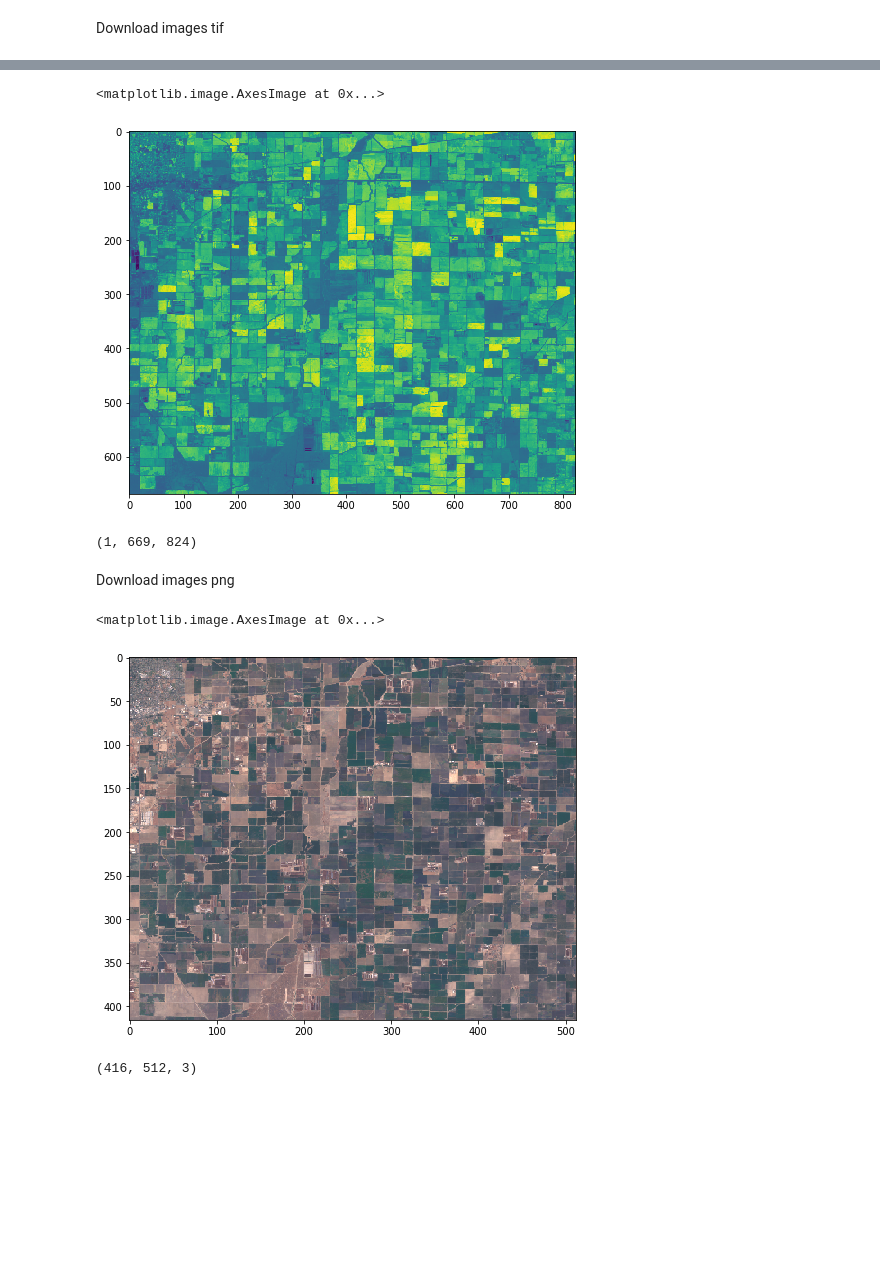
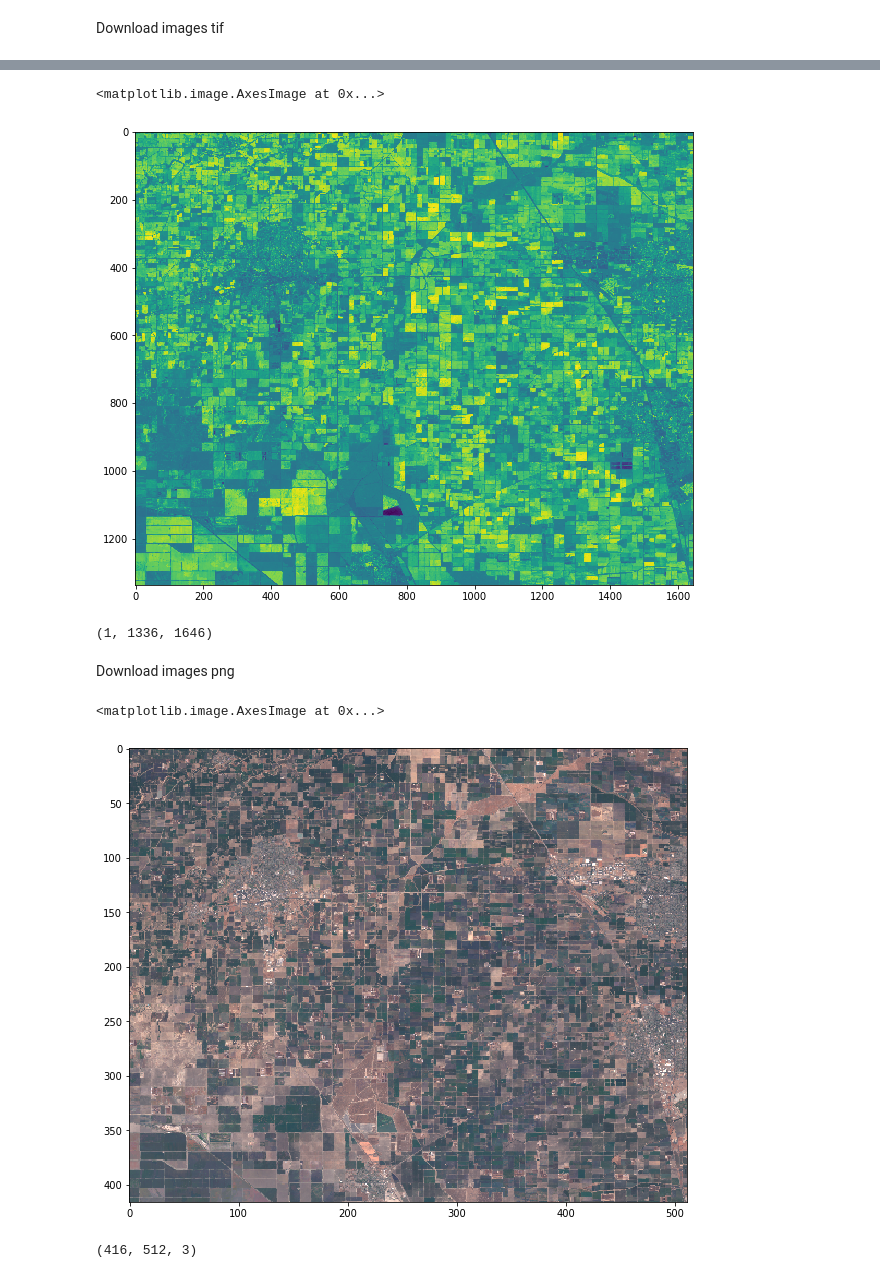
Before and after one commit to yaron1000/cnn-models, a Jupyter notebook: notebooks/Sentinel-2_cropland_data.ipynb, the cells around one changed output, grey strips where cells are left out. Saved outputs shown, nothing was run; the diff lists cells and outputs as text; code cells hidden in the pictures; blank space fills up the shorter version.

```diff
--- a/notebooks/Sentinel-2_cropland_data.ipynb
+++ b/notebooks/Sentinel-2_cropland_data.ipynb
@@ -228,28 +231,28 @@ url:  https://earthengine.googleapis.com/api/download?docid=d0c800e88a048da32ade
 Download complete!
 # %%
 # Load tiff file data
-with rasterio.open('./data/eab630454b29d7110a3c895e91599a3a.nd.tif') as src:
+with rasterio.open('./data/cb9d80928a146c3a8fea4ad6cb7b6f7f.nd.tif') as src:
     data = src.read()
     profile = src.profile
     transform = src.transform
 # %%
-plt.figure(figsize=[8,8])
+plt.figure(figsize=[10,10])
 plt.imshow(data[0,:,:])
 # %% [output]
 <matplotlib.image.AxesImage at 0x...>
-[figure, old version]
+[figure, new version]
 # %%
 data.shape
 # %% [output]
-(1, 669, 824)
+(1, 1336, 1646)
 # %% [markdown]
 Download images png
 # %%
 download_png(images, path_out='./png/sentinel_rgb.png', mn=0, mx=0.3, scale=scale, bandNames = ['B4','B3','B2'], region = region)
 # %%
-plt.figure(figsize=[8,8])
+plt.figure(figsize=[10,10])
 plt.imshow(plt.imread('./png/sentinel_rgb.png'))
 # %% [output]
 <matplotlib.image.AxesImage at 0x...>
-[figure, old version]
+[figure, new version]
 # %%
```
Also changed, not shown: parts of 36 cells of this notebook.
